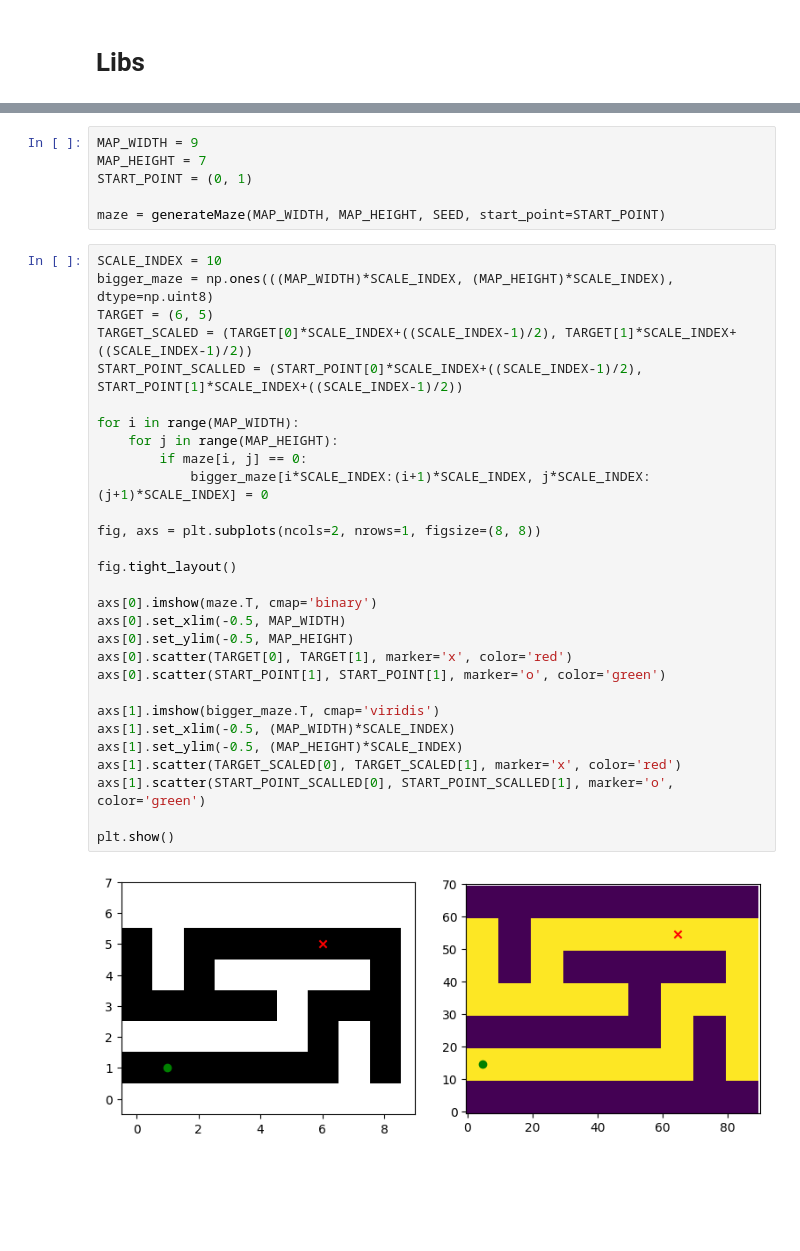
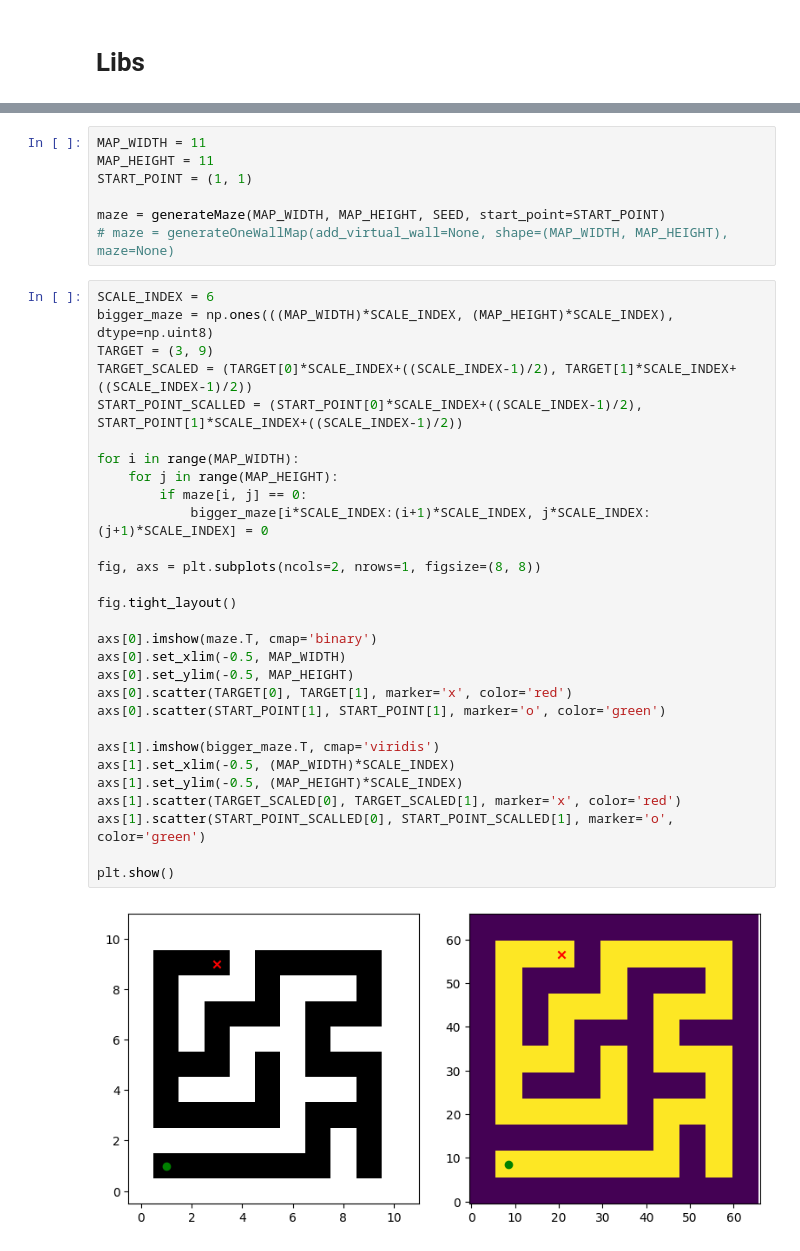
Before and after one commit to jp-turra/diff_swarm_robot, a Jupyter notebook: simulation.ipynb, the cells around one changed output, grey strips where cells are left out. Saved outputs shown, nothing was run; the diff lists cells and outputs as text; blank space fills up the shorter version.

```diff
--- a/simulation.ipynb
+++ b/simulation.ipynb
@@ -372,40 +400,41 @@ def create_map(add_virtual_wall: Callable, shape: tuple[int, int] = (50, 50), ma
 # %%
-MAP_WIDTH = 9
-MAP_HEIGHT = 7
-START_POINT = (0, 1)
+MAP_WIDTH = 11
+MAP_HEIGHT = 11
+START_POINT = (1, 1)
 
 maze = generateMaze(MAP_WIDTH, MAP_HEIGHT, SEED, start_point=START_POINT)
+# maze = generateOneWallMap(add_virtual_wall=None, shape=(MAP_WIDTH, MAP_HEIGHT), maze=None)
 # %%
-SCALE_INDEX = 10
+SCALE_INDEX = 6
 bigger_maze = np.ones(((MAP_WIDTH)*SCALE_INDEX, (MAP_HEIGHT)*SCALE_INDEX), dtype=np.uint8)
-TARGET = (6, 5)
+TARGET = (3, 9)
 TARGET_SCALED = (TARGET[0]*SCALE_INDEX+((SCALE_INDEX-1)/2), TARGET[1]*SCALE_INDEX+((SCALE_INDEX-1)/2))
 START_POINT_SCALLED = (START_POINT[0]*SCALE_INDEX+((SCALE_INDEX-1)/2), START_POINT[1]*SCALE_INDEX+((SCALE_INDEX-1)/2))
 
 for i in range(MAP_WIDTH):
     for j in range(MAP_HEIGHT):
         if maze[i, j] == 0:
             bigger_maze[i*SCALE_INDEX:(i+1)*SCALE_INDEX, j*SCALE_INDEX:(j+1)*SCALE_INDEX] = 0
 
 fig, axs = plt.subplots(ncols=2, nrows=1, figsize=(8, 8))
 
 fig.tight_layout()
 
 axs[0].imshow(maze.T, cmap='binary')
 axs[0].set_xlim(-0.5, MAP_WIDTH)
 axs[0].set_ylim(-0.5, MAP_HEIGHT)
 axs[0].scatter(TARGET[0], TARGET[1], marker='x', color='red')
 axs[0].scatter(START_POINT[1], START_POINT[1], marker='o', color='green')
 
 axs[1].imshow(bigger_maze.T, cmap='viridis')
 axs[1].set_xlim(-0.5, (MAP_WIDTH)*SCALE_INDEX)
 axs[1].set_ylim(-0.5, (MAP_HEIGHT)*SCALE_INDEX)
 axs[1].scatter(TARGET_SCALED[0], TARGET_SCALED[1], marker='x', color='red')
 axs[1].scatter(START_POINT_SCALLED[0], START_POINT_SCALLED[1], marker='o', color='green')
 
 plt.show()
 # %% [output]
-[figure, old version]
+[figure, new version]
 # %%
 MAP = bigger_maze
 start = START_POINT_SCALLED
```
Also changed, not shown: parts of 9 cells of this notebook, 3 other files.
